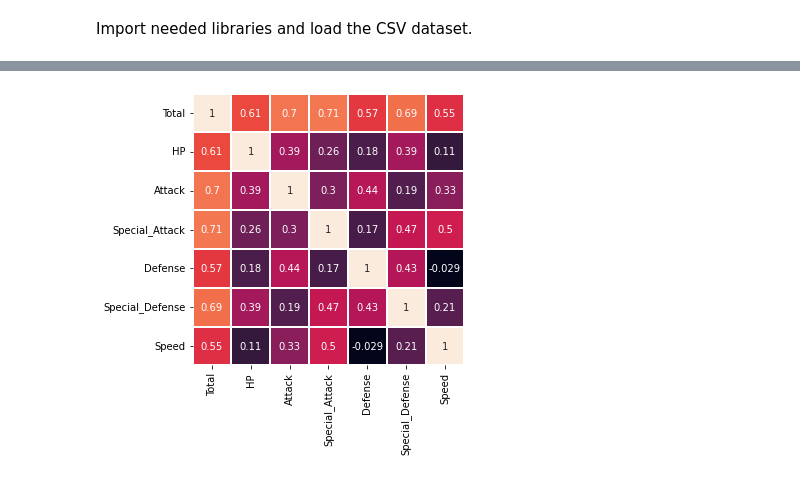
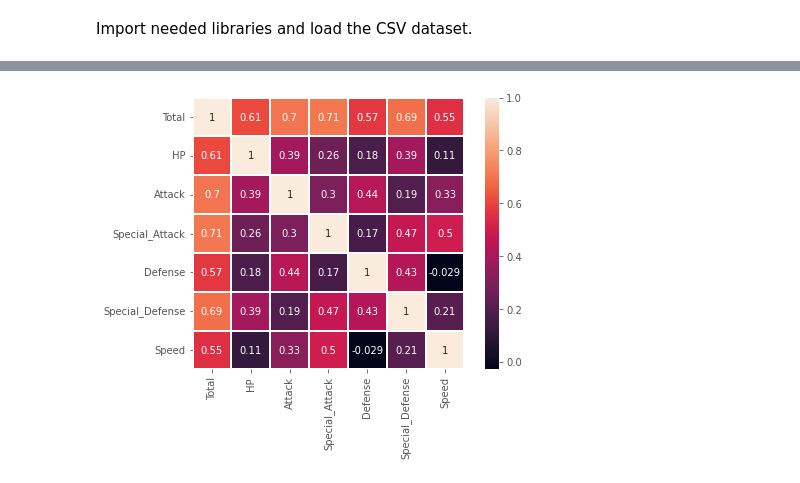
Before and after one commit to VengefulNick/pogo_pandas_matplot, a Jupyter notebook: plot_data.ipynb, the cells around one changed output, grey strips where cells are left out. Cells and saved outputs as stored; diff of their text form; code cells hidden in the pictures.

```diff
--- a/plot_data.ipynb
+++ b/plot_data.ipynb
@@ -20,7 +20,7 @@ corr
 | Special_Defense | 0.688161 | 0.391560 | 0.191874 | 0.469832 | 0.429404 | 1.000000 | 0.209301 |
 | Speed | 0.551669 | 0.113417 | 0.328590 | 0.497484 | -0.028790 | 0.209301 | 1.000000 |
 # %%
-mp.figure(figsize=(7.5,5))
-sb.heatmap(corr,annot=True,linewidths=0.1,vmax=1,square=True,cbar=False);
+plt.figure(figsize=(7.5,5))
+sb.heatmap(corr,annot=True,linewidths=0.1,vmax=1,square=True,cbar=True);
 # %% [output]
-[figure, old version]
+[figure, new version]
```
Also changed, not shown: parts of 5 cells of this notebook, 1 other file.
